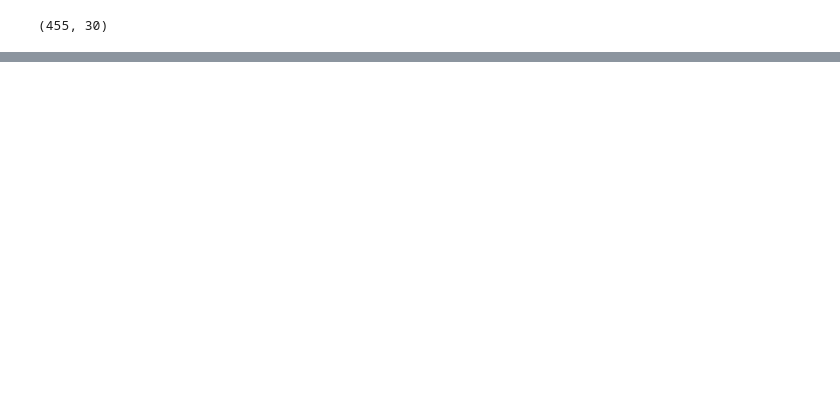
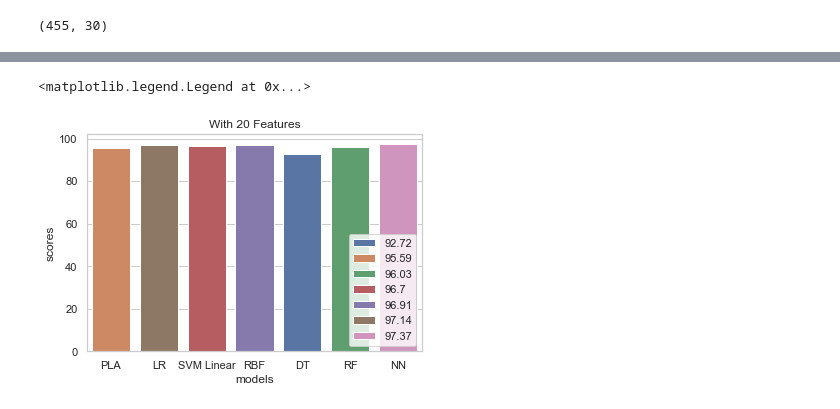
Before and after one commit to muhammed-oztel/CSE4088_ML_Term_Project, a Jupyter notebook: data.ipynb, the cells around one changed output, grey strips where cells are left out. Cells and saved outputs as stored; diff of their text form; code cells hidden in the pictures; blank space fills up the shorter version.

```diff
--- a/data.ipynb
+++ b/data.ipynb
@@ -343,0 +364,23 @@ score =  [0.058317944407463074, 0.9912280440330505]
+# %%
+model_cor = Sequential()
+model_cor.add(Dense(128, activation='relu', input_shape=(19,)))
+model_cor.add(Dropout(0.2))
+model_cor.add(Dense(64, activation='relu'))
+model_cor.add(Dropout(0.4))
+model_cor.add(Dense(1, activation='sigmoid'))
+
+model_cor.compile(loss='binary_crossentropy',
+              optimizer='adam',
+              metrics=['accuracy']) # ['binary_accuracy']
+history = model_cor.fit(X_train20, y_train20, epochs=8, batch_size=32, verbose=1, validation_split=0.1)
+
+score_20 = model_cor.evaluate(X_test20, y_test20, batch_size=16) # 16 - 0.974286, 32 - 0.968571
+print("score = ", score_20)
+scores_20.append(round(score_20[1]*100,2))
+
+models = ["PLA", "LR", "SVM Linear", "RBF", "DT", "RF", "NN"]
+sns.set_theme(style="whitegrid")
+df = pd.DataFrame({'models': models, 'scores': scores_20})
+ax = sns.barplot(x="models", y="scores", data=df,hue="scores", dodge=False).set_title("With 20 Features")
+plt.legend(loc="lower right")
+# %% [output]
@@ -343,0 +405,2 @@ score =  [0.058317944407463074, 0.9912280440330505]
+<matplotlib.legend.Legend at 0x...>
+[figure, added]
```
Also changed, not shown: parts of 10 cells of this notebook, 11 other files.
